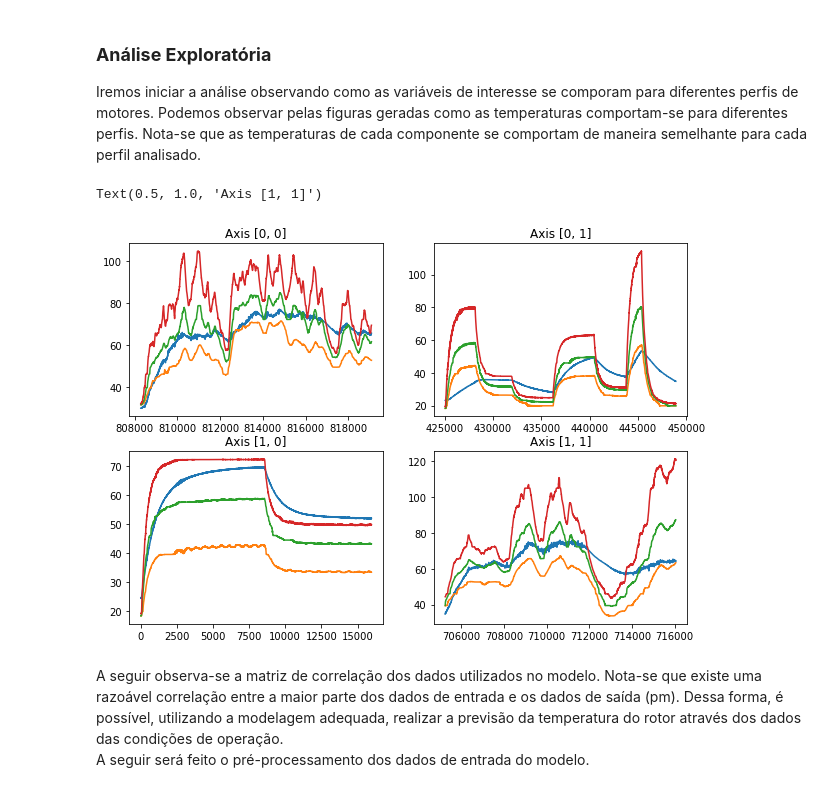
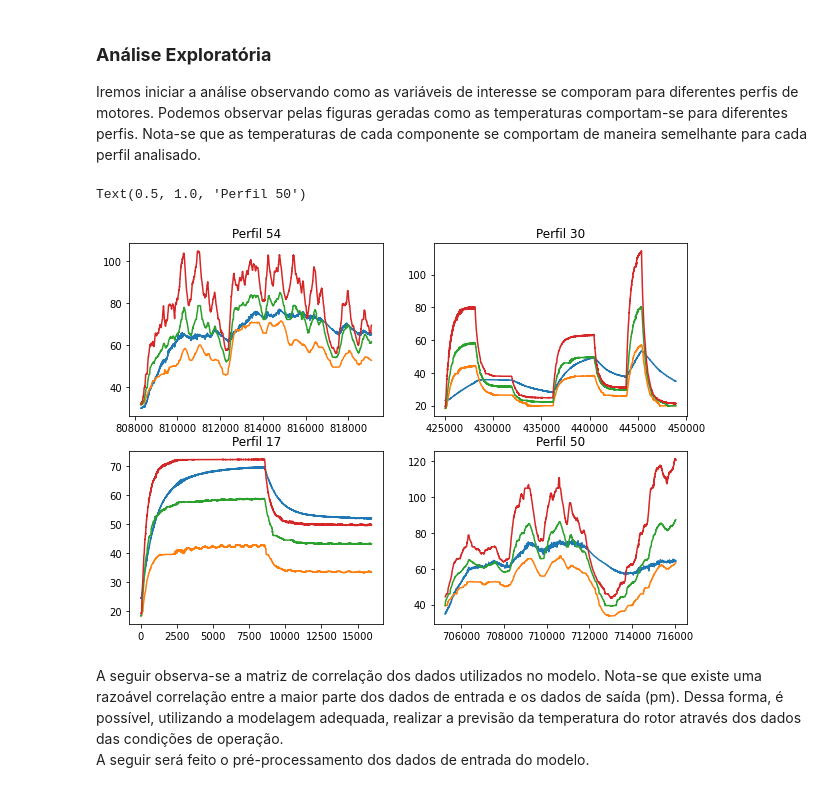
Before and after one commit to gustavowitt/portfolio_Gus, a Jupyter notebook: Temp_MLPRegression.ipynb, the cells around one changed output. Saved outputs shown, nothing was run; the diff lists cells and outputs as text; code cells hidden in the pictures.

```diff
--- a/Temp_MLPRegression.ipynb
+++ b/Temp_MLPRegression.ipynb
@@ -79,32 +79,32 @@ Iremos iniciar a análise observando como as variáveis de interesse se comporam
 # %%
 fig, axs = plt.subplots(2, 2, figsize=(10,7))
 
 axs[0, 0].plot(df.loc[df['profile_id'] == 54, 'pm'])
 axs[0, 0].plot(df.loc[df['profile_id'] == 54, 'stator_yoke'])
 axs[0, 0].plot(df.loc[df['profile_id'] == 54, 'stator_tooth'])
 axs[0, 0].plot(df.loc[df['profile_id'] == 54, 'stator_winding'])
-axs[0, 0].set_title('Axis [0, 0]')
+axs[0, 0].set_title('Perfil 54')
 
 axs[0, 1].plot(df.loc[df['profile_id'] == 30, 'pm'])
 axs[0, 1].plot(df.loc[df['profile_id'] == 30, 'stator_yoke'])
 axs[0, 1].plot(df.loc[df['profile_id'] == 30, 'stator_tooth'])
 axs[0, 1].plot(df.loc[df['profile_id'] == 30, 'stator_winding'])
-axs[0, 1].set_title('Axis [0, 1]')
+axs[0, 1].set_title('Perfil 30')
 
 axs[1, 0].plot(df.loc[df['profile_id'] == 17, 'pm'])
 axs[1, 0].plot(df.loc[df['profile_id'] == 17, 'stator_yoke'])
 axs[1, 0].plot(df.loc[df['profile_id'] == 17, 'stator_tooth'])
 axs[1, 0].plot(df.loc[df['profile_id'] == 17, 'stator_winding'])
-axs[1, 0].set_title('Axis [1, 0]')
+axs[1, 0].set_title('Perfil 17')
 
 axs[1, 1].plot(df.loc[df['profile_id'] == 50, 'pm'])
 axs[1, 1].plot(df.loc[df['profile_id'] == 50, 'stator_yoke'])
 axs[1, 1].plot(df.loc[df['profile_id'] == 50, 'stator_tooth'])
 axs[1, 1].plot(df.loc[df['profile_id'] == 50, 'stator_winding'])
-axs[1, 1].set_title('Axis [1, 1]')
+axs[1, 1].set_title('Perfil 50')
 # %% [output]
-Text(0.5, 1.0, 'Axis [1, 1]')
+Text(0.5, 1.0, 'Perfil 50')
-[figure, old version]
+[figure, new version]
 # %% [markdown]
 A seguir observa-se a matriz de correlação dos dados utilizados no modelo. Nota-se que existe uma razoável correlação entre a maior parte dos dados de entrada e os dados de saída (pm). Dessa forma, é possível, utilizando a modelagem adequada, realizar a previsão da temperatura do rotor através dos dados das condições de operação. <br>
 A seguir será feito o pré-processamento dos dados de entrada do modelo.
```
